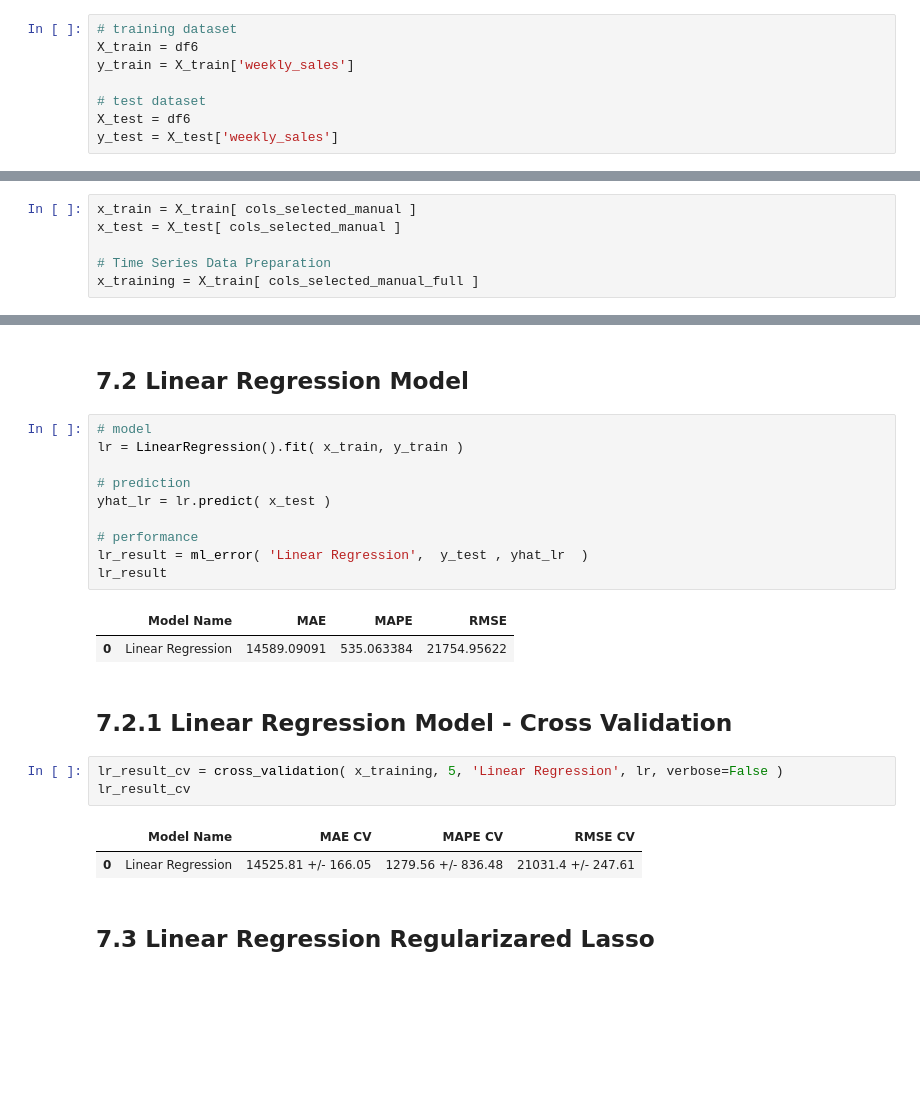
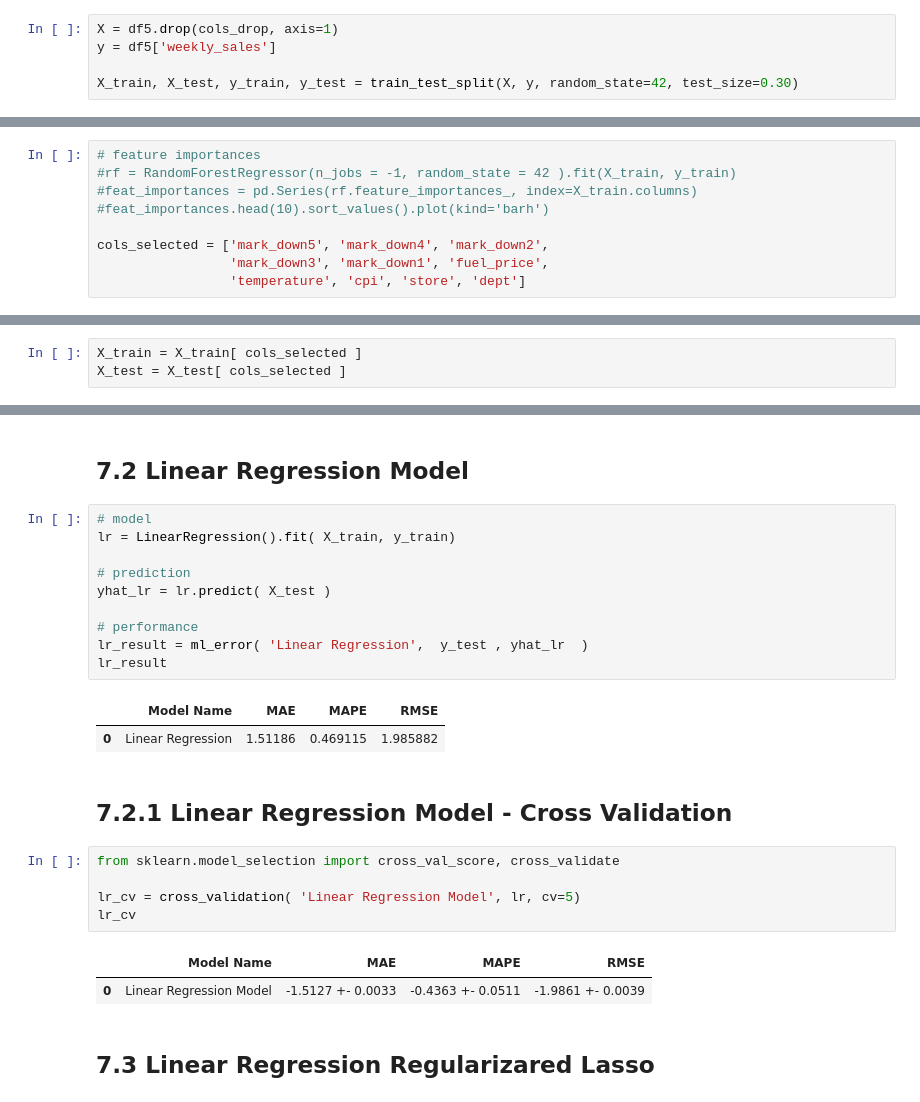
Before and after one commit to marcusbraggion/previsao_vendas, a Jupyter notebook: notebooks/Walmart-Sales-Store-Forecasting_v6_final.ipynb, the cells around one changed output, grey strips where cells are left out. Drawn from its saved outputs; the diff is of its cells as text; blank space fills up the shorter version.

```diff
--- a/notebooks/Walmart-Sales-Store-Forecasting_v6_final.ipynb
+++ b/notebooks/Walmart-Sales-Store-Forecasting_v6_final.ipynb
@@ -686,9 +675,6 @@ cols_drop = ['month', 'day', 'week_of_year']
 df6 = df6.drop(cols_drop, axis = 1 )
 # %%
-# training dataset
-X_train = df6
-y_train = X_train['weekly_sales']
+X = df5.drop(cols_drop, axis=1)
+y = df5['weekly_sales']
 
-# test dataset
-X_test = df6
-y_test = X_test['weekly_sales']
+X_train, X_test, y_train, y_test = train_test_split(X, y, random_state=42, test_size=0.30)
@@ -742,11 +725,17 @@ cols_selected_manual_full.extend( feat_to_add )
+# %%
+# feature importances
+#rf = RandomForestRegressor(n_jobs = -1, random_state = 42 ).fit(X_train, y_train)
+#feat_importances = pd.Series(rf.feature_importances_, index=X_train.columns)
+#feat_importances.head(10).sort_values().plot(kind='barh')
+
+cols_selected = ['mark_down5', 'mark_down4', 'mark_down2',
+                 'mark_down3', 'mark_down1', 'fuel_price',
+                 'temperature', 'cpi', 'store', 'dept']
 # %% [markdown]
 # 7.0 MACHINE LEARNING MODELLING
 # %%
-x_train = X_train[ cols_selected_manual ]
-x_test = X_test[ cols_selected_manual ]
-
-# Time Series Data Preparation
-x_training = X_train[ cols_selected_manual_full ]
+X_train = X_train[ cols_selected ]
+X_test = X_test[ cols_selected ]
 # %% [markdown]
 ## 7.1 Average Model
 # %%
@@ -768,25 +757,27 @@ baseline_result
 ## 7.2 Linear Regression Model
 # %%
 # model
-lr = LinearRegression().fit( x_train, y_train )
+lr = LinearRegression().fit( X_train, y_train)
 
 # prediction
-yhat_lr = lr.predict( x_test )
+yhat_lr = lr.predict( X_test )
 
 # performance
 lr_result = ml_error( 'Linear Regression',  y_test , yhat_lr  )
 lr_result
 # %% [output]
 |  | Model Name | MAE | MAPE | RMSE |
-| 0 | Linear Regression | 14589.09091 | 535.063384 | 21754.95622 |
+| 0 | Linear Regression | 1.51186 | 0.469115 | 1.985882 |
 # %% [markdown]
 ## 7.2.1 Linear Regression Model - Cross Validation
 # %%
-lr_result_cv = cross_validation( x_training, 5, 'Linear Regression', lr, verbose=False )
-lr_result_cv
+from sklearn.model_selection import cross_val_score, cross_validate
+
+lr_cv = cross_validation( 'Linear Regression Model', lr, cv=5)
+lr_cv
 # %% [output]
-|  | Model Name | MAE CV | MAPE CV | RMSE CV |
-| 0 | Linear Regression | 14525.81 +/- 166.05 | 1279.56 +/- 836.48 | 21031.4 +/- 247.61 |
+|  | Model Name | MAE | MAPE | RMSE |
+| 0 | Linear Regression Model | -1.5127 +- 0.0033 | -0.4363 +- 0.0511 | -1.9861 +- 0.0039 |
 # %% [markdown]
 ## 7.3 Linear Regression Regularizared Lasso
 # %%
```
Also changed, not shown: parts of 44 cells of this notebook.
